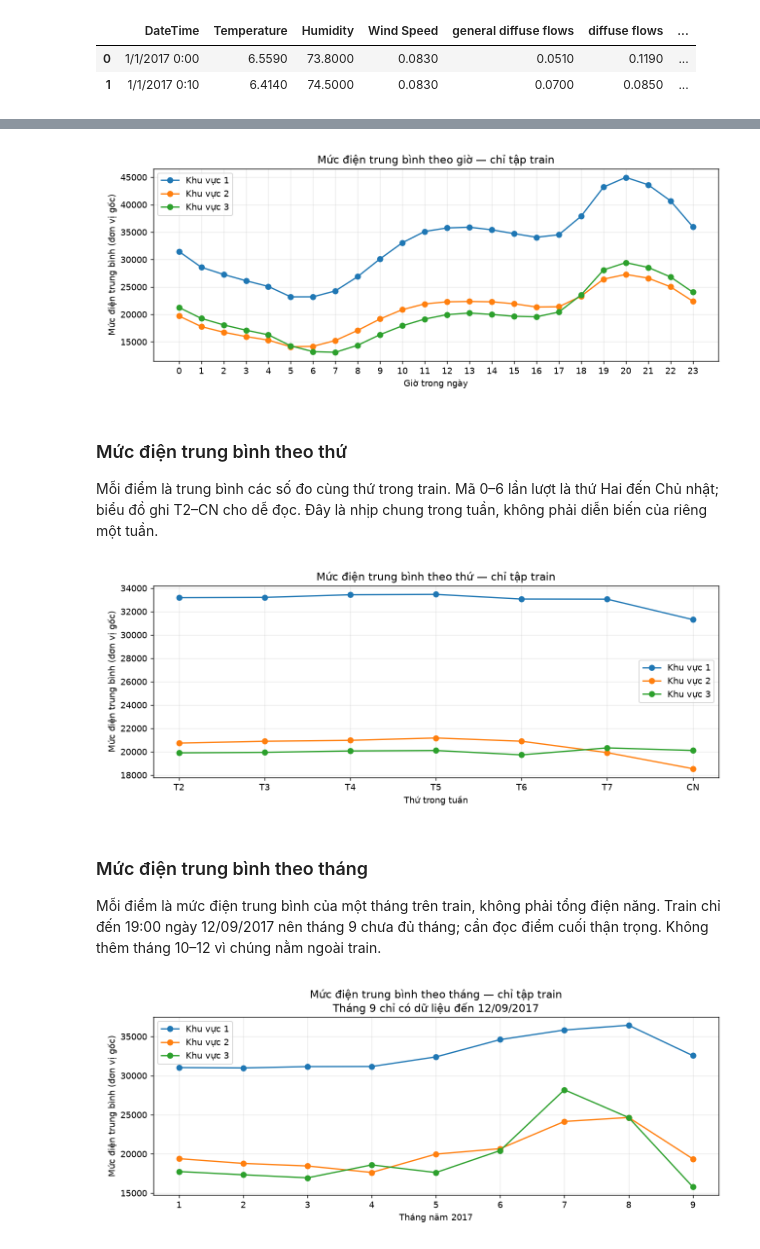
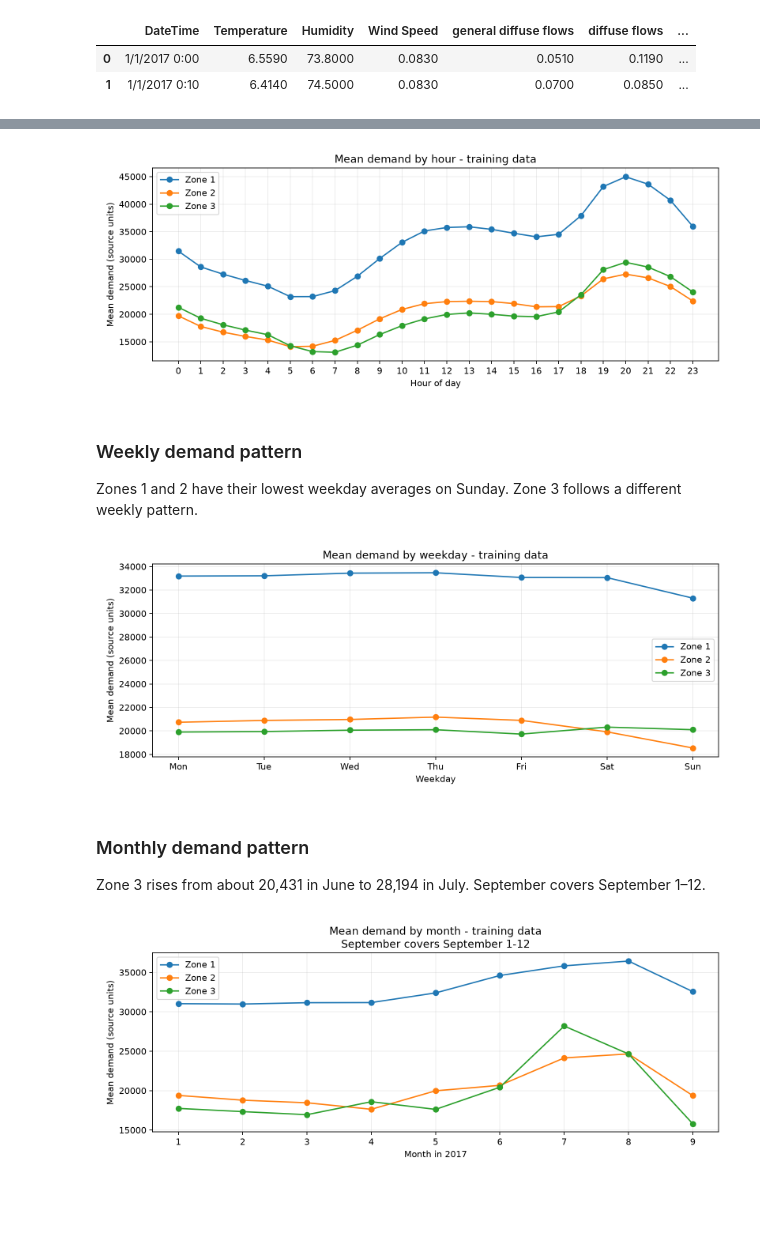
Before and after one commit to huy1907ddddddd/DS66B_group_14, a Jupyter notebook: notebooks/GridWatch_Colab.ipynb, the cells around one changed output, grey strips where cells are left out. Drawn from its saved outputs; the diff is of its cells as text; code cells hidden in the pictures; blank space fills up the shorter version.

```diff
--- a/notebooks/GridWatch_Colab.ipynb
+++ b/notebooks/GridWatch_Colab.ipynb
@@ -37,7 +30,6 @@ Hai ô dưới cùng hiện hai dòng đầu train: trước rồi sau đổi t
 # %%
 url = 'https://raw.githubusercontent.com/huy1907ddddddd/DS66B_group_14/eaabc962460c76dc76db4a59d3de5a5dfd6329fd/data/raw/Tetuan%20City%20power%20consumption.csv'
-data_file = Path('../data/raw/Tetuan City power consumption.csv')
-data = pd.read_csv(data_file if data_file.exists() else url)
+data = pd.read_csv(url)
 train_end = int(len(data) * 0.70)
 test_start = int(len(data) * 0.85)
 test = data.iloc[test_start:].copy()
@@ -105,46 +97,46 @@ Ba đường cho ba khu vực, chỉ dùng train. Mỗi điểm là trung bình
 # %%
 hourly_power = early.groupby(early.time.dt.hour)[zones].mean()
 hourly_power.plot(marker='o', figsize=(10, 4))
-plt.title('Mức điện trung bình theo giờ — chỉ tập train')
-plt.xlabel('Giờ trong ngày')
-plt.ylabel('Mức điện trung bình (đơn vị gốc)')
+plt.title('Mean demand by hour - training data')
+plt.xlabel('Hour of day')
+plt.ylabel('Mean demand (source units)')
 plt.xticks(range(24))
-plt.legend(['Khu vực 1', 'Khu vực 2', 'Khu vực 3'])
+plt.legend(['Zone 1', 'Zone 2', 'Zone 3'])
 plt.grid(alpha=0.25)
 plt.tight_layout()
 plt.show()
 # %% [output]
-[figure, old version]
+[figure, new version]
 # %% [markdown]
-### Mức điện trung bình theo thứ
-Mỗi điểm là trung bình các số đo cùng thứ trong train. Mã 0–6 lần lượt là thứ Hai đến Chủ nhật; biểu đồ ghi T2–CN cho dễ đọc. Đây là nhịp chung trong tuần, không phải diễn biến của riêng một tuần.
+### Weekly demand pattern
+Zones 1 and 2 have their lowest weekday averages on Sunday. Zone 3 follows a different weekly pattern.
 # %%
 weekday_power = early.groupby(early.time.dt.dayofweek)[zones].mean()
 weekday_power.plot(marker='o', figsize=(10, 4))
-plt.title('Mức điện trung bình theo thứ — chỉ tập train')
-plt.xlabel('Thứ trong tuần')
-plt.ylabel('Mức điện trung bình (đơn vị gốc)')
-plt.xticks(range(7), ['T2', 'T3', 'T4', 'T5', 'T6', 'T7', 'CN'])
-plt.legend(['Khu vực 1', 'Khu vực 2', 'Khu vực 3'])
+plt.title('Mean demand by weekday - training data')
+plt.xlabel('Weekday')
+plt.ylabel('Mean demand (source units)')
+plt.xticks(range(7), ['Mon', 'Tue', 'Wed', 'Thu', 'Fri', 'Sat', 'Sun'])
+plt.legend(['Zone 1', 'Zone 2', 'Zone 3'])
 plt.grid(alpha=0.25)
 plt.tight_layout()
 plt.show()
 # %% [output]
-[figure, old version]
+[figure, new version]
 # %% [markdown]
-### Mức điện trung bình theo tháng
-Mỗi điểm là mức điện trung bình của một tháng trên train, không phải tổng điện năng. Train chỉ đến 19:00 ngày 12/09/2017 nên tháng 9 chưa đủ tháng; cần đọc điểm cuối thận trọng. Không thêm tháng 10–12 vì chúng nằm ngoài train.
+### Monthly demand pattern
+Zone 3 rises from about 20,431 in June to 28,194 in July. September covers September 1–12.
 # %%
 monthly_power = early.groupby(early.time.dt.month)[zones].mean()
 monthly_power.plot(marker='o', figsize=(10, 4))
-plt.title('Mức điện trung bình theo tháng — chỉ tập train\nTháng 9 chỉ có dữ liệu đến 12/09/2017')
-plt.xlabel('Tháng năm 2017')
-plt.ylabel('Mức điện trung bình (đơn vị gốc)')
+plt.title('Mean demand by month - training data\nSeptember covers September 1-12')
+plt.xlabel('Month in 2017')
+plt.ylabel('Mean demand (source units)')
 plt.xticks(monthly_power.index)
-plt.legend(['Khu vực 1', 'Khu vực 2', 'Khu vực 3'])
+plt.legend(['Zone 1', 'Zone 2', 'Zone 3'])
 plt.grid(alpha=0.25)
 plt.tight_layout()
 plt.show()
 # %% [output]
-[figure, old version]
+[figure, new version]
 # %% [markdown]
```
Also changed, not shown: parts of 66 cells of this notebook, 1 other file.
